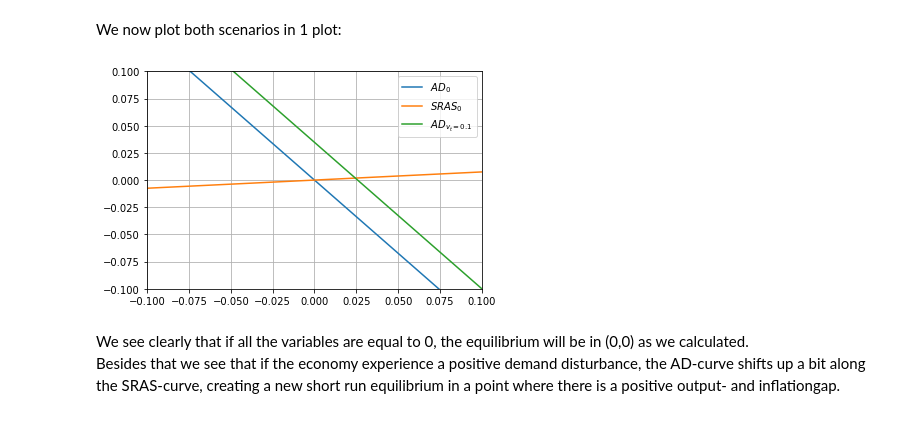
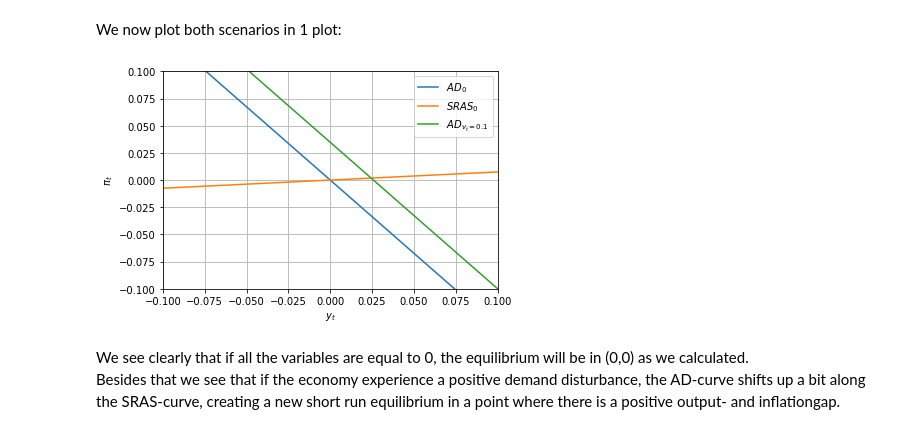
Before and after one commit to kzm266/projects-2019-anaconda-bois, a Jupyter notebook: examproject/exam_2019.ipynb, the cells around one changed output. Cells and saved outputs as stored; diff of their text form; code cells hidden in the pictures.

```diff
--- a/examproject/exam_2019.ipynb
+++ b/examproject/exam_2019.ipynb
@@ -483,7 +483,7 @@ def AD_curve(v):
         i+=1
     return AD_values
 # %%
-def SRAS_curve(pi1,v,s,s1):
+def SRAS_curve(pi1,s,s1):
     alpha = par['alpha']
     h = par['h']
     b = par['b']
@@ -501,15 +501,17 @@ We now plot both scenarios in 1 plot:
 # %%
 xline = np.linspace(-5,4,10)
 plt.plot(xline, AD_curve(0), label = '$AD_0$')
-plt.plot(xline, SRAS_curve(0,0,0,0), label = '$SRAS_0$')
+plt.plot(xline, SRAS_curve(0,0,0), label = '$SRAS_0$')
 plt.plot(xline, AD_curve(0.1), label = '$AD_{v_t=0.1}$')
 plt.legend()
 plt.xlim(-0.1,0.1)
 plt.ylim(-0.1,0.1)
 plt.grid()
+plt.xlabel('$y_t$')
+plt.ylabel('$\pi_t$')
 plt.show()
 # %% [output]
-[figure, old version]
+[figure, new version]
 # %% [markdown]
 We see clearly that if all the variables are equal to 0, the equilibrium will be in (0,0) as we calculated.
 Besides that we see that if the economy experience a positive demand disturbance, the AD-curve shifts up a bit along the SRAS-curve, creating a new short run equilibrium in a point where there is a positive output- and inflationgap.
```
Also changed, not shown: parts of 3 cells of this notebook.
